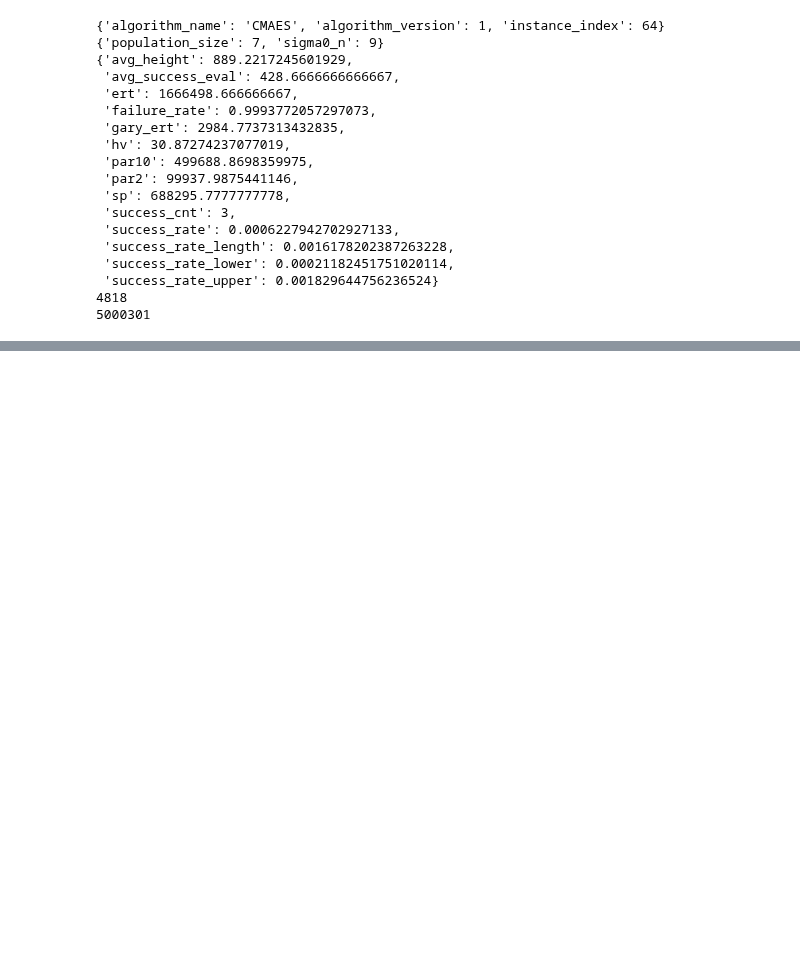
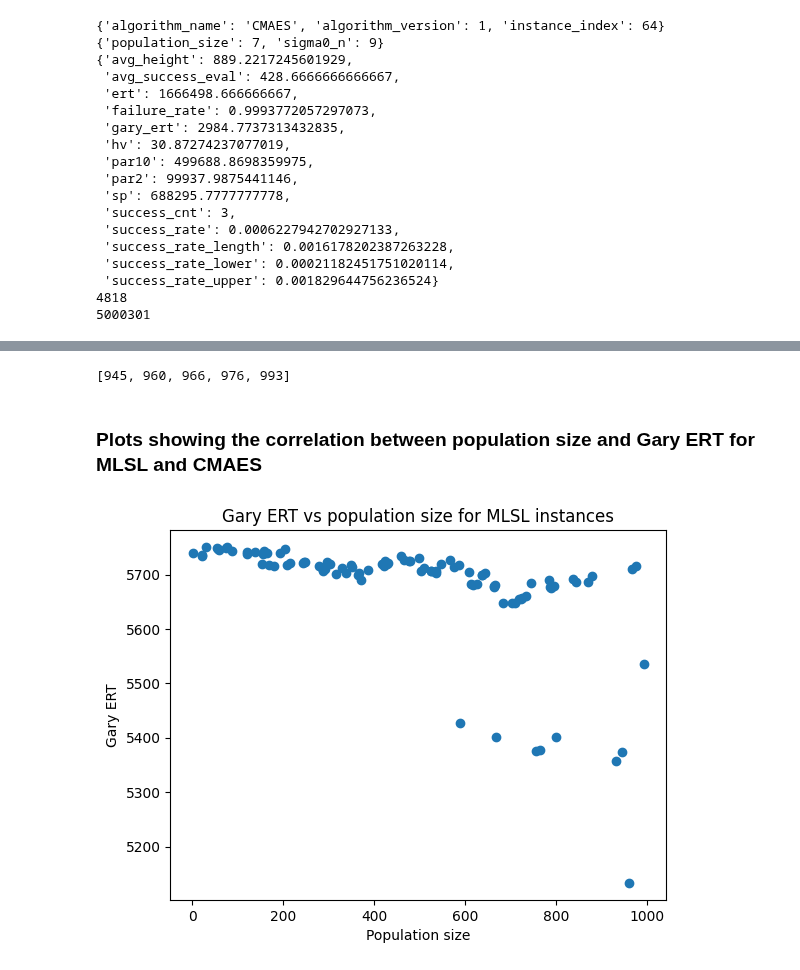
Before and after one commit to CardiacModelling/BenNevisBenchmark, a Jupyter notebook: ipynb/result.ipynb, the cells around one changed output, grey strips where cells are left out. Saved outputs shown, nothing was run; the diff lists cells and outputs as text; code cells hidden in the pictures; blank space fills up the shorter version.

Commit message:
Update results

```diff
--- a/ipynb/result.ipynb
+++ b/ipynb/result.ipynb
@@ -123,0 +206,28 @@ pprint(sum([r.eval_num for r in ins.results]))
+# %%
+save_handler = SaveHandler('mlsl')
+algo = mlsl
+algo.load_instance_indices(save_handler)
+sorted(list(algo.instance_indices))[-5:]
+# %% [output]
+[945, 960, 966, 976, 993]
+# %% [markdown]
+### Plots showing the correlation between population size and Gary ERT for MLSL and CMAES
+# %%
+xs = []
+ys = []
+for i in algo.instance_indices:
+    ins = algo.generate_instance(i)
+    ins.load_partial_results(save_handler)
+    xs.append(ins.params['population'])
+    ys.append(ins.performance_measures(cnt=25)['gary_ert'])
+
+import matplotlib.pyplot as plt
+
+plt.scatter(xs, ys)
+plt.xlabel('Population size')
+plt.ylabel('Gary ERT')
+plt.title('Gary ERT vs population size for MLSL instances')
+
+plt.show()
+# %% [output]
+[figure, added]
```
Also changed, not shown: parts of 6 cells of this notebook.
